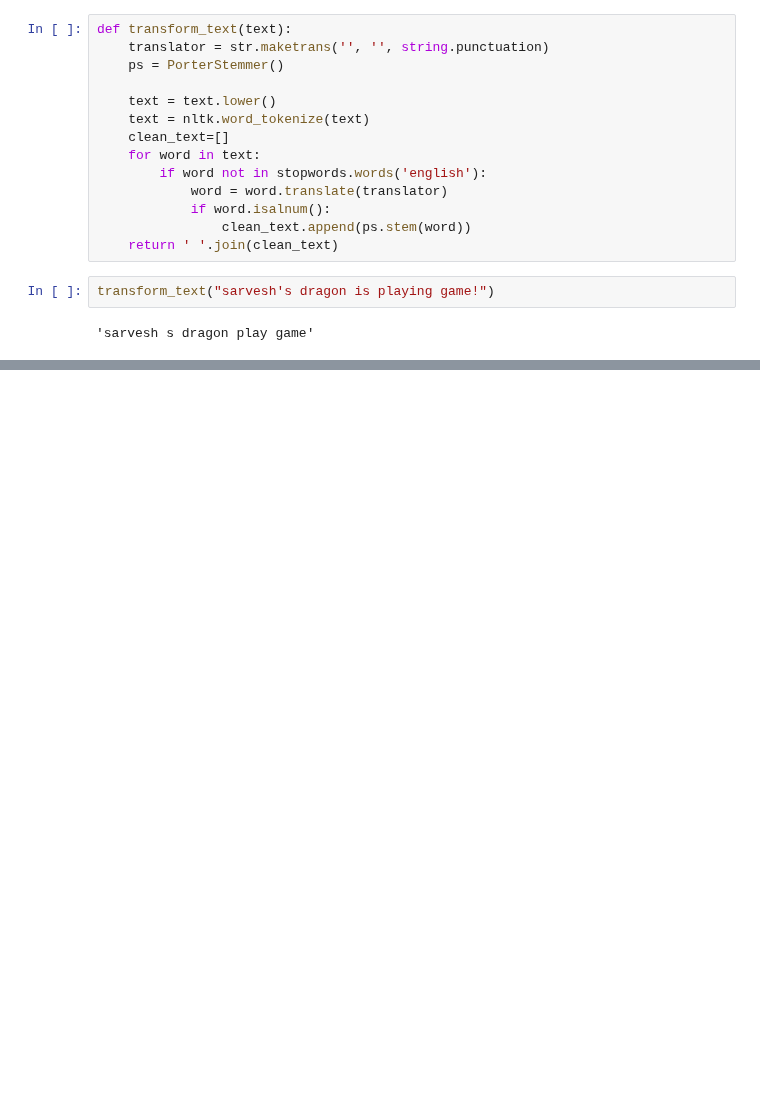
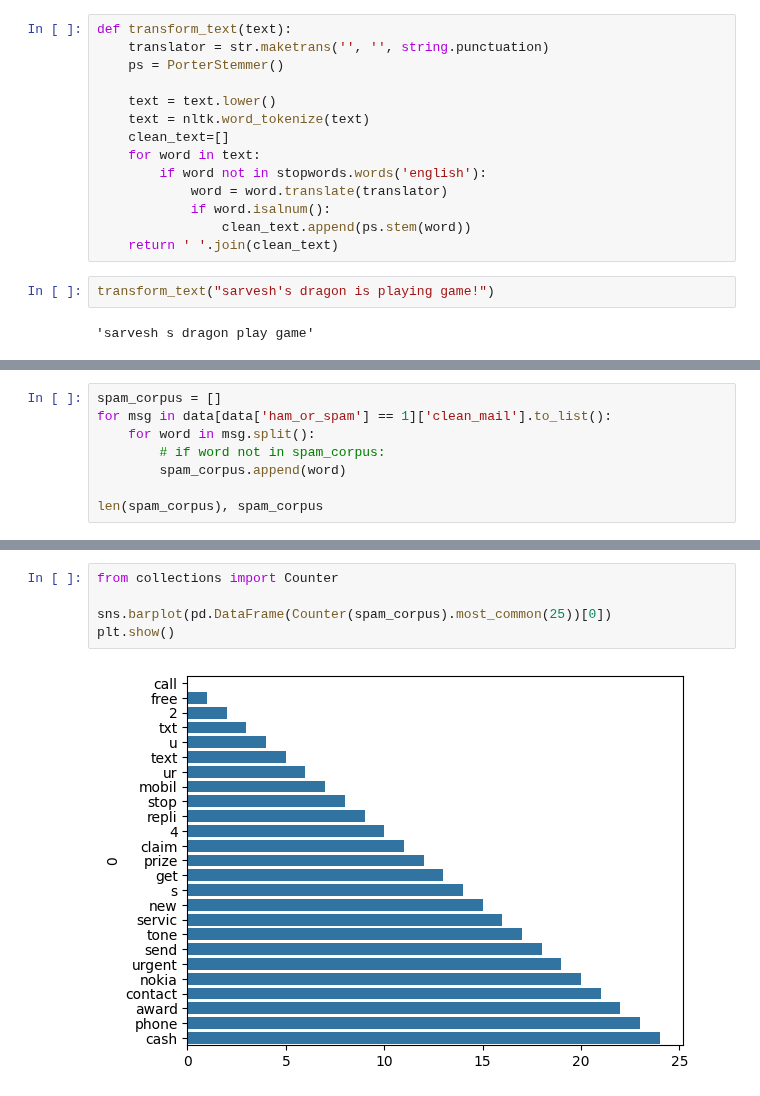
Before and after one commit to Sarvesh-Kesharwani/Spam_Classifier, a Jupyter notebook: 2. data_cleaning/1.ipynb, the cells around one changed output, grey strips where cells are left out. Saved outputs shown, nothing was run; the diff lists cells and outputs as text; blank space fills up the shorter version.

```diff
--- a/2. data_cleaning/1.ipynb
+++ b/2. data_cleaning/1.ipynb
@@ -278,0 +310,8 @@ ModuleNotFoundError: No module named 'wordcloud'
+# %%
+spam_corpus = []
+for msg in data[data['ham_or_spam'] == 1]['clean_mail'].to_list():
+    for word in msg.split():
+        # if word not in spam_corpus:
+        spam_corpus.append(word)
+
+len(spam_corpus), spam_corpus
@@ -278,0 +356,7 @@ ModuleNotFoundError: No module named 'wordcloud'
+# %%
+from collections import Counter
+
+sns.barplot(pd.DataFrame(Counter(spam_corpus).most_common(25))[0])
+plt.show()
+# %% [output]
+[figure, added]
```
Also changed, not shown: parts of 13 cells of this notebook.
